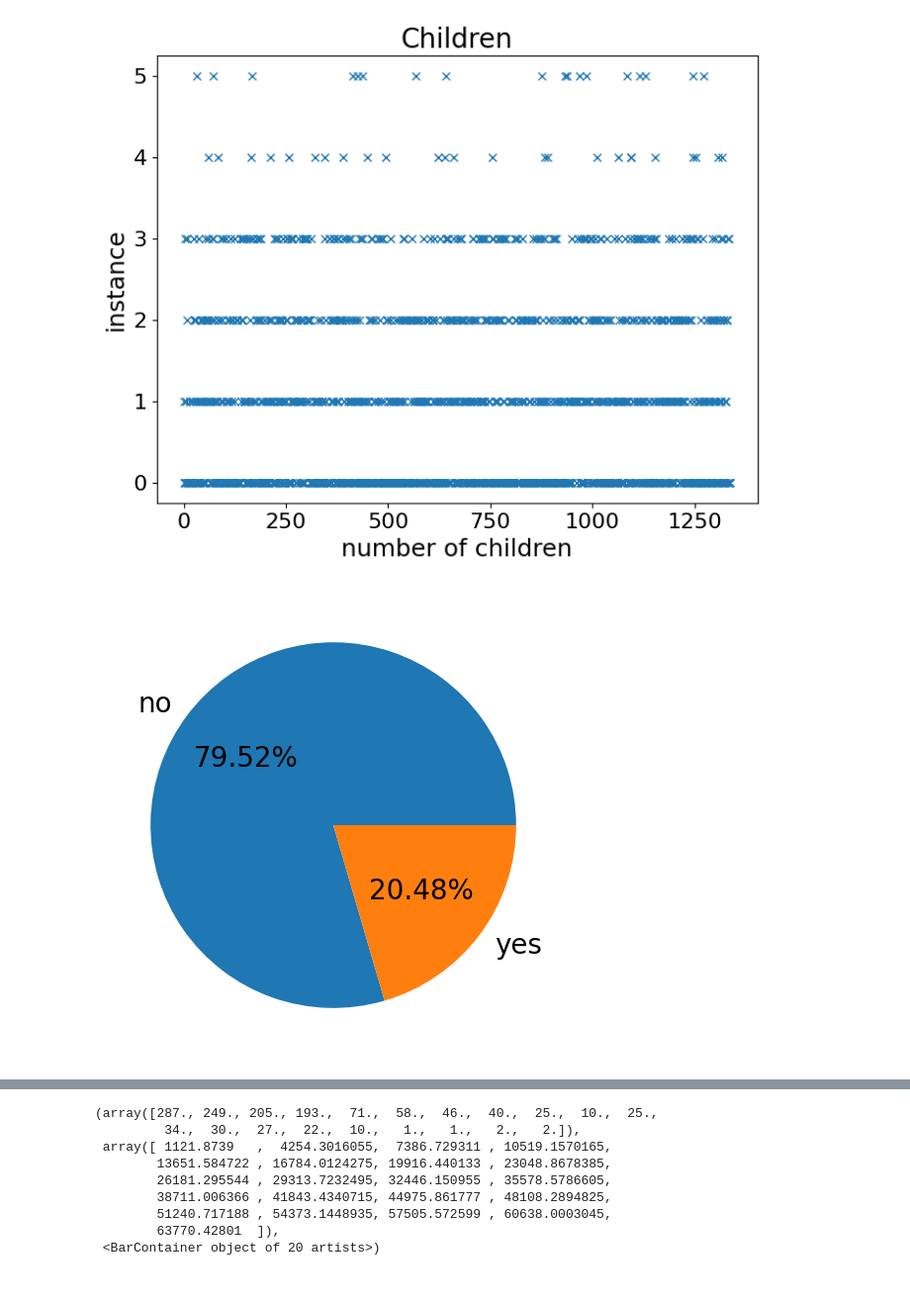
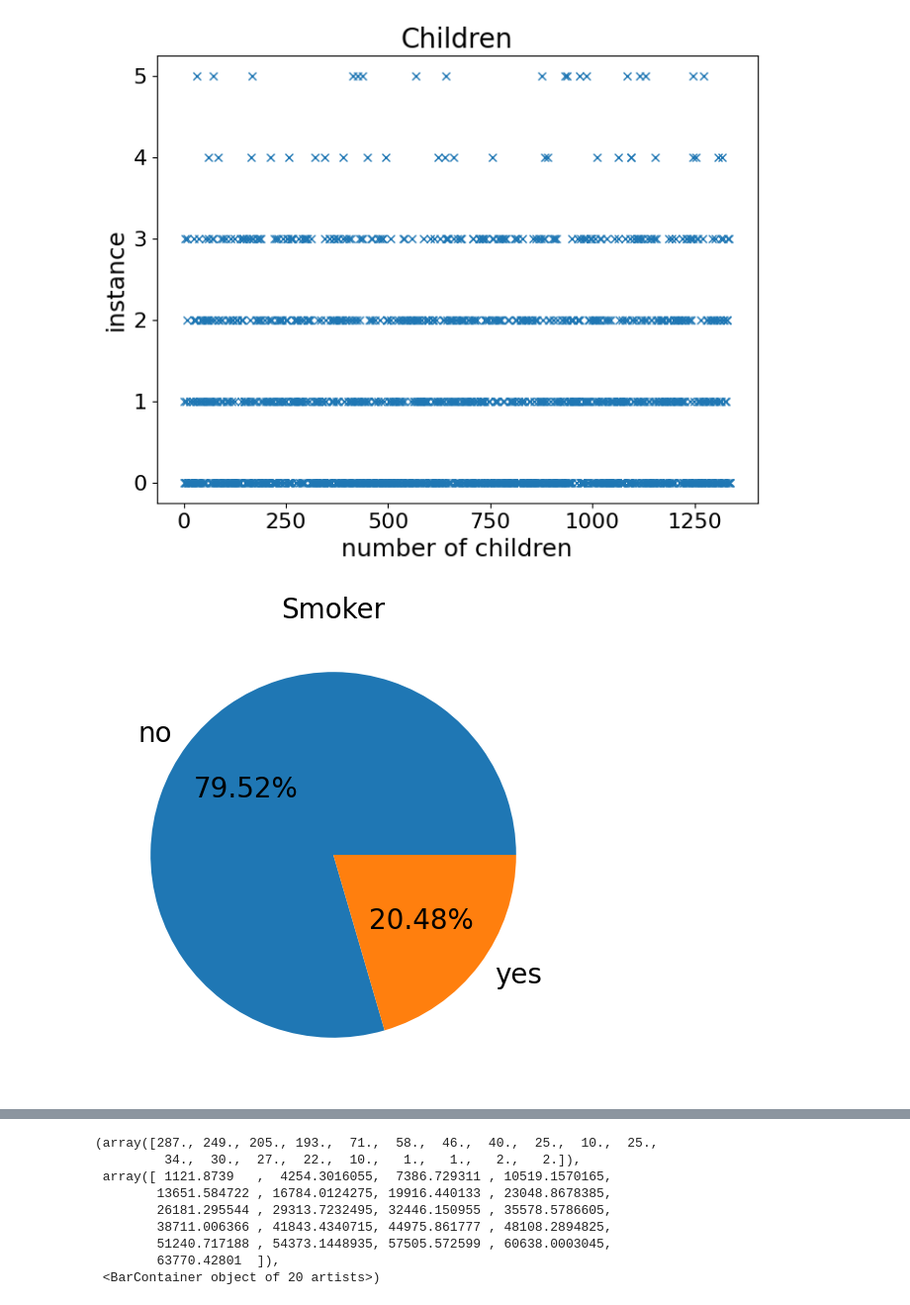
Before and after one commit to wesley0521/kaggle, a Jupyter notebook: Kaggle_Medical_Cost_Predict_SVR.ipynb, the cells around one changed output, grey strips where cells are left out. Shown at 99% size. Cells and saved outputs as stored; diff of their text form; code cells hidden in the pictures.

```diff
--- a/Kaggle_Medical_Cost_Predict_SVR.ipynb
+++ b/Kaggle_Medical_Cost_Predict_SVR.ipynb
@@ -86,16 +87,17 @@ plt.show()
 # %%
 # smoke_yes = len(Dataset[Dataset["smoker"] == "yes"])
 # smoke_no = len(Dataset[Dataset["smoker"] == "no"])
 # yes = smoke_yes / (smoke_yes + smoke_no)
 # no = smoke_no / (smoke_yes + smoke_no)
 # print(f"yes: {yes}")
 # print(f"no: {no}")
 plt.figure(figsize=(8,6))
 plt.rcParams['font.size'] =20
+plt.title("Smoker", fontsize=20)
 plt.pie(Dataset["smoker"].value_counts(), labels=["no", "yes"], autopct="%.2f%%")
 plt.show()
 # %% [output]
-[figure, old version]
+[figure, new version]
 # %%
 plt.figure(figsize=(8,6))
 plt.rcParams['font.size'] =20
```
Also changed, not shown: parts of 2 cells of this notebook.
